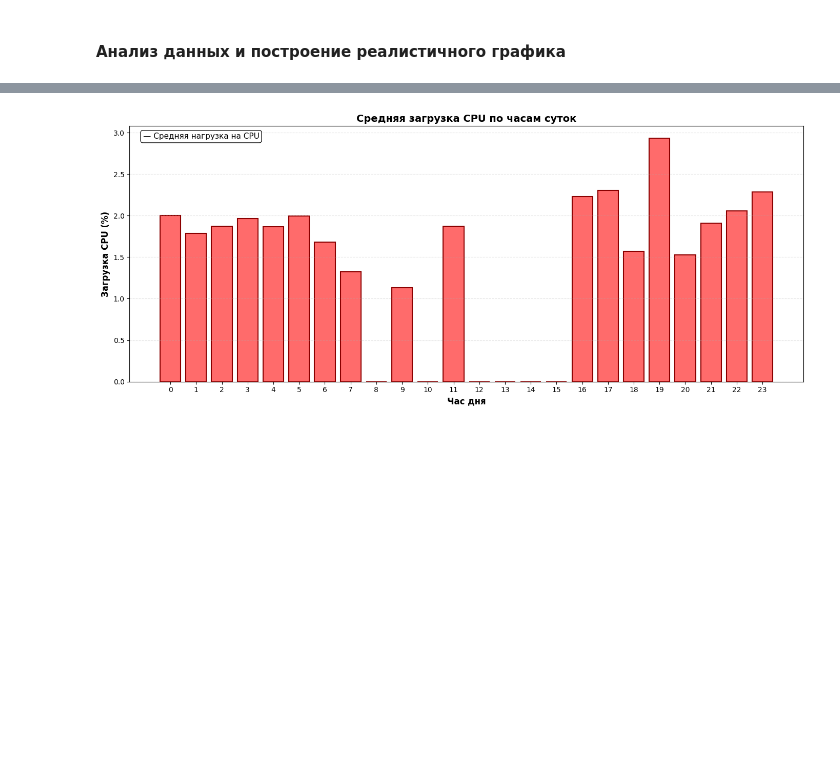
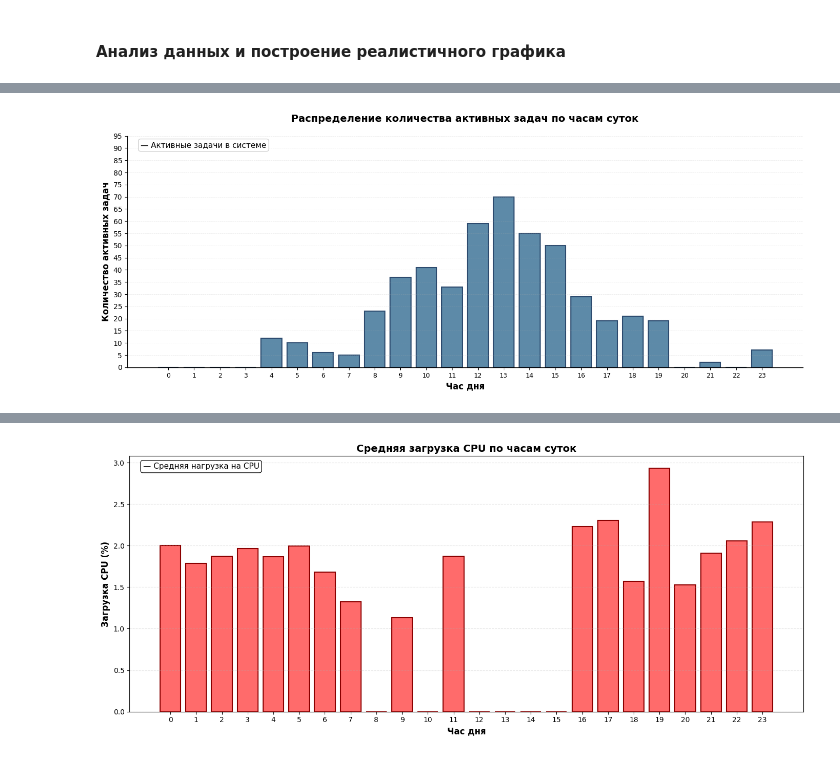
Before and after one commit to Ainur-Makhmutov/PIPS-LABs, a Jupyter notebook: 2_laba.ipynb, the cells around one changed output, grey strips where cells are left out. Saved outputs shown, nothing was run; the diff lists cells and outputs as text; code cells hidden in the pictures; blank space fills up the shorter version.

```diff
--- a/2_laba.ipynb
+++ b/2_laba.ipynb
@@ -79,3 +80,73 @@ for hour, count in zip(all_hours, activity_by_hour):
 Час 21: 37 запросов
 Час 22: 41 запросов
 Час 23: 33 запросов
+# %%
+import pandas as pd
+import matplotlib.pyplot as plt
+import numpy as np
+
+# Загрузка данных
+df = pd.read_csv('Data/Dataset.csv')
+
+# Преобразование временных меток из микросекунд в часы
+df['hour'] = (df['start_time'] / (1000000 * 3600)) % 24
+
+# Группируем по часам и считаем количество записей (активность системы)
+hourly_activity = df.groupby('hour').size().reset_index(name='count')
+
+# Создаем массив для всех 24 часов
+all_hours = np.arange(24)
+activity_by_hour = []
+
+for h in all_hours:
+    matching = hourly_activity[hourly_activity['hour'].between(h, h+0.9999)]
+    if len(matching) > 0:
+        activity_by_hour.append(matching['count'].sum())
+    else:
+        activity_by_hour.append(0)
+
+# Переупорядочиваем данные: начинаем с 12 часа
+# Часы с 12 до 23, затем с 0 до 11
+reordered_hours = list(range(12, 24)) + list(range(0, 12))
+reordered_activity = activity_by_hour[12:] + activity_by_hour[:12]
+
+plt.figure(figsize=(14, 6))
+
+# Столбчатая диаграмма с переупорядоченными данными
+bars = plt.bar(range(24), reordered_activity, color='#5D8AA8', edgecolor='#2C4A6E', linewidth=1.5, width=0.8)
+
+# Настройка осей и подписей
+plt.title('Распределение количества активных задач по часам суток', fontsize=14, fontweight='bold', pad=20)
+plt.xlabel('Час дня', fontsize=12, fontweight='bold')
+plt.ylabel('Количество активных задач', fontsize=12, fontweight='bold')
+
+plt.yticks(range(0, 100, 5), fontsize=10)
+
+# Устанавливаем метки оси X от 0 до 23 (стандартные часы)
+# При этом данные остаются в порядке 12-23,0-11
+plt.xticks(range(24), [str(i) for i in range(24)], fontsize=9)
+
+
+plt.grid(True, alpha=0.3, axis='y', linestyle='--', linewidth=0.5)
+
+ax = plt.gca()
+ax.spines['top'].set_visible(False)
+ax.spines['right'].set_visible(False)
+ax.spines['left'].set_linewidth(1)
+ax.spines['bottom'].set_linewidth(1)
+
+plt.text(0.02, 0.95, '— Активные задачи в системе',
+         transform=ax.transAxes, fontsize=11,
+         bbox=dict(boxstyle='round,pad=0.3', facecolor='white', edgecolor='#CCCCCC', alpha=0.9))
+
+plt.tight_layout()
+plt.subplots_adjust(bottom=0.15)
+plt.savefig('load_profile_histogram.png', dpi=300, bbox_inches='tight')
+plt.show()
+
+print("Статистика по часам (в порядке отображения):")
+print("Часы 12-23 (первая половина графика), затем часы 0-11 (вторая половина):")
+for hour, count in zip(reordered_hours, reordered_activity):
+    print(f"Час {hour:2d}: {count} запросов")
+# %% [output]
+[figure, added]
```
Also changed, not shown: parts of 3 cells of this notebook, 6 other files.
